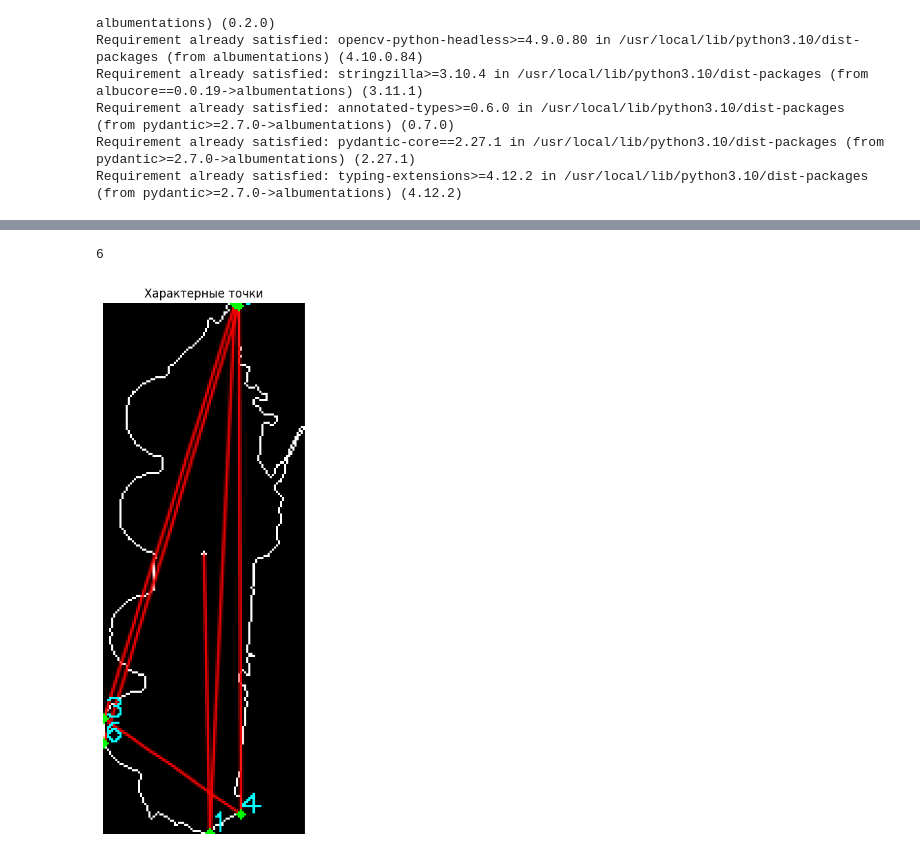
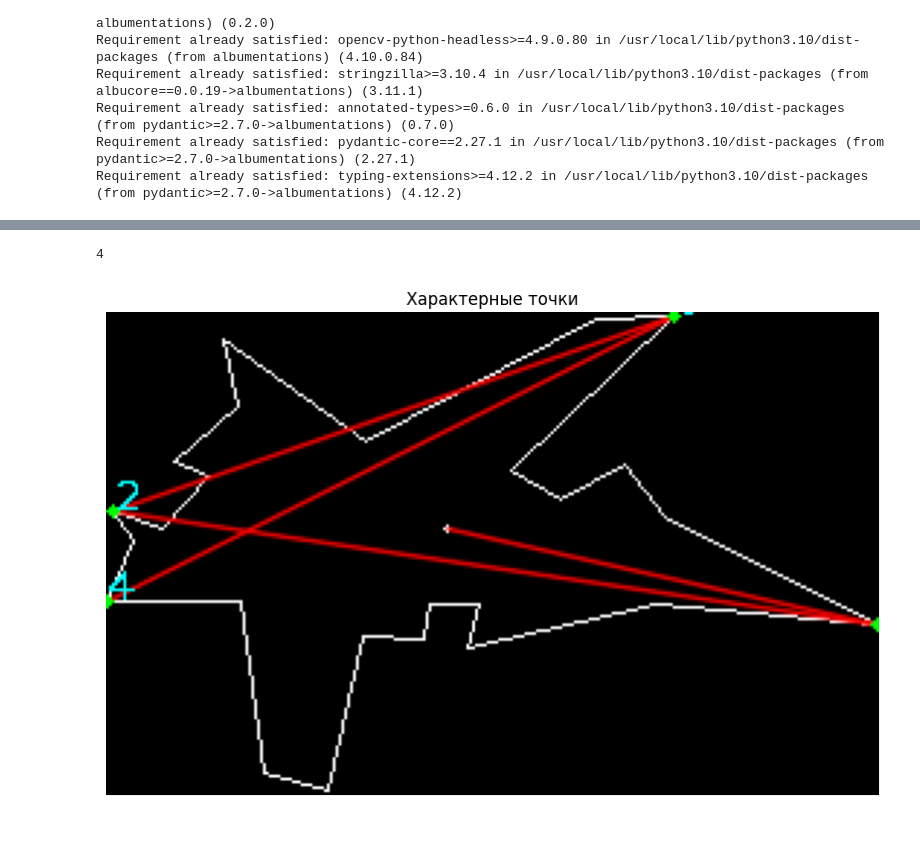
Before and after one commit to der-himmel/obr-iz, a Jupyter notebook: recognition.ipynb, the cells around one changed output, grey strips where cells are left out. Cells and saved outputs as stored; diff of their text form; code cells hidden in the pictures.

```diff
--- a/recognition.ipynb
+++ b/recognition.ipynb
@@ -44,7 +45,7 @@ def preprocess_image(image_path):
 
     return image
 # %%
-PATH = 'btr-80-256.jpg'
+PATH = 'berkut-256.jpg'
 # PATH = 'test-img/cg-test2.jpg'
 
 image = preprocess_image(PATH)
@@ -120,55 +166,44 @@ CG = [383.58073654 293.63172805]
 # %%
 def find_characteristic_points(contour, center_of_gravity, num_points, EPS):
-    # Проверка на количество точек в контуре
-    num_points = max(len(contour), num_points)
+    num_points = min(len(contour), num_points)
 
-    if contour.ndim == 3:  # Shape (n, 1, 2)
-        contour = contour.reshape(-1, 2)  # Reshape to (n, 2)
+    if contour.ndim == 3:
+        contour = contour.reshape(-1, 2)
 
-    # Первая точка - наиболее удаленная от центра масс
     distances = np.linalg.norm(contour - center_of_gravity, axis=1)
     first_point_idx = np.argmax(distances)
     characteristic_points = [contour[first_point_idx]]
 
-    # Вторая точка - наиболее удаленная от первой
     distances = np.linalg.norm(contour - characteristic_points[0], axis=1)
     second_point_idx = np.argmax(distances)
     characteristic_points.append(contour[second_point_idx])
 
-    # Процесс выбора следующих точек
     while len(characteristic_points) < num_points:
-        # Берем последние две найденные точки
         p1 = characteristic_points[-2]
         p2 = characteristic_points[-1]
 
-        # Вычисляем расстояния от всех точек до прямой, проходящей через p1 и p2
         line_vector = p2 - p1
         line_length = np.linalg.norm(line_vector)
 
-        # Вектор, перпендикулярный прямой
-        perp_vector = np.array([-line_vector[1], line_vector[0]], dtype=np.float64)  # Убедимся, что тип данных float64
-        perp_vector /= np.linalg.norm(perp_vector)  # Нормализуем
+        perp_vector = np.array([-line_vector[1], line_vector[0]], dtype=np.float64)
+        perp_vector /= np.linalg.norm(perp_vector)
 
-        # Находим расстояние от всех точек до прямой
         distances_to_line = np.abs(np.dot(contour - p1, perp_vector))
 
-        # Находим точку, наиболее удаленную от прямой
         max_distance_idx = np.argmax(distances_to_line)
         max_distance = distances_to_line[max_distance_idx]
 
-        # Если расстояние от точки до прямой меньше, чем порог EPS, прекращаем
         if max_distance / line_length < EPS:
             break
 
-        # Добавляем эту точку в список характеристических точек
         characteristic_points.append(contour[max_distance_idx])
 
     return characteristic_points
 # %%
-contours, _ = cv2.findContours(cropped_image, cv2.RETR_EXTERNAL, cv2.CHAIN_APPROX_SIMPLE)
-center_of_gravity = np.mean(np.vstack([contour.squeeze() for contour in contours[::-1]]), axis=0)
+# contours, _ = cv2.findContours(cropped_image, cv2.RETR_EXTERNAL, cv2.CHAIN_APPROX_SIMPLE)
+# center_of_gravity = np.mean(np.vstack([contour.squeeze() for contour in contours[::-1]]), axis=0)
+# contour = np.vstack([contour.squeeze() for contour in contours[::-1]])
 
-contour = np.vstack([contour.squeeze() for contour in contours[::-1]])
-
-characteristic_points = find_characteristic_points(contour, center_of_gravity, num_points=400, EPS=0.001)
-# print(len(characteristic_points))
+characteristic_points = find_characteristic_points(simplified_contour, center_of_gravity, num_points=100, EPS=0.1)
+# characteristic_points = find_characteristic_points(contour, center_of_gravity, num_points=400, EPS=0.001)
+print(len(characteristic_points))
@@ -220,7 +248,8 @@ def display_image_with_points(image, characteristic_points, center_of_gravity):
     plt.show()
 # %%
 print(len(characteristic_points))
-display_image_with_points(cropped_image, characteristic_points, center_of_gravity)
+# display_image_with_points(cropped_image, characteristic_points, center_of_gravity)
+display_image_with_points(simple, characteristic_points, center_of_gravity)
 # %% [output]
-6
+4
-[figure, old version]
+[figure, new version]
```
Also changed, not shown: parts of 18 cells of this notebook.
